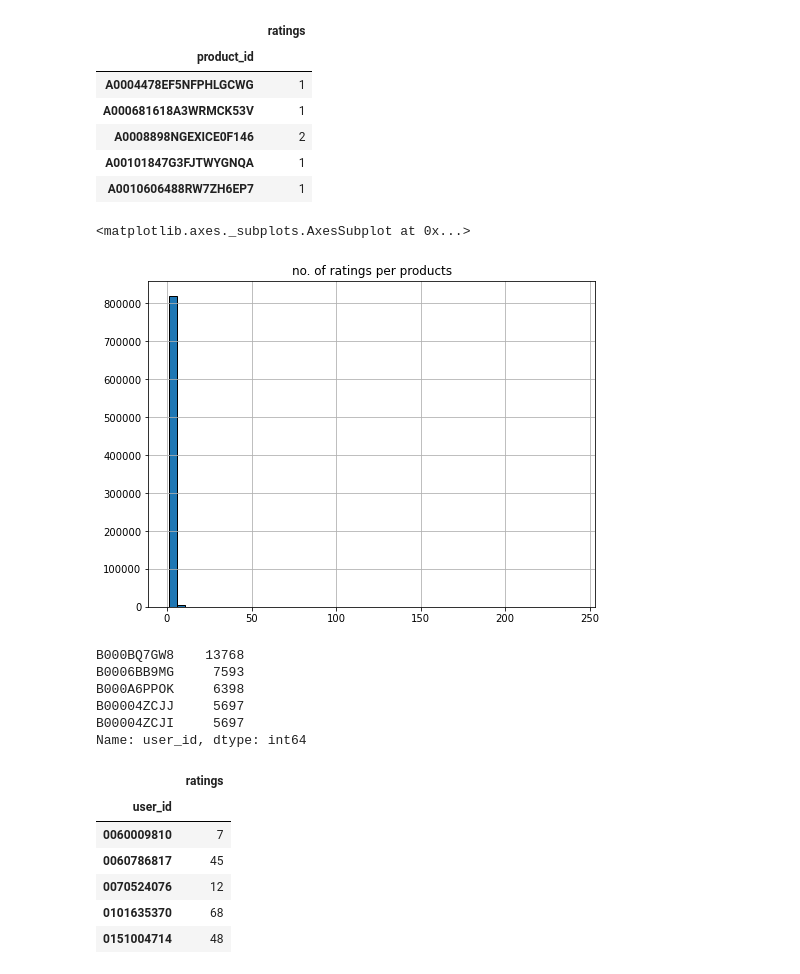
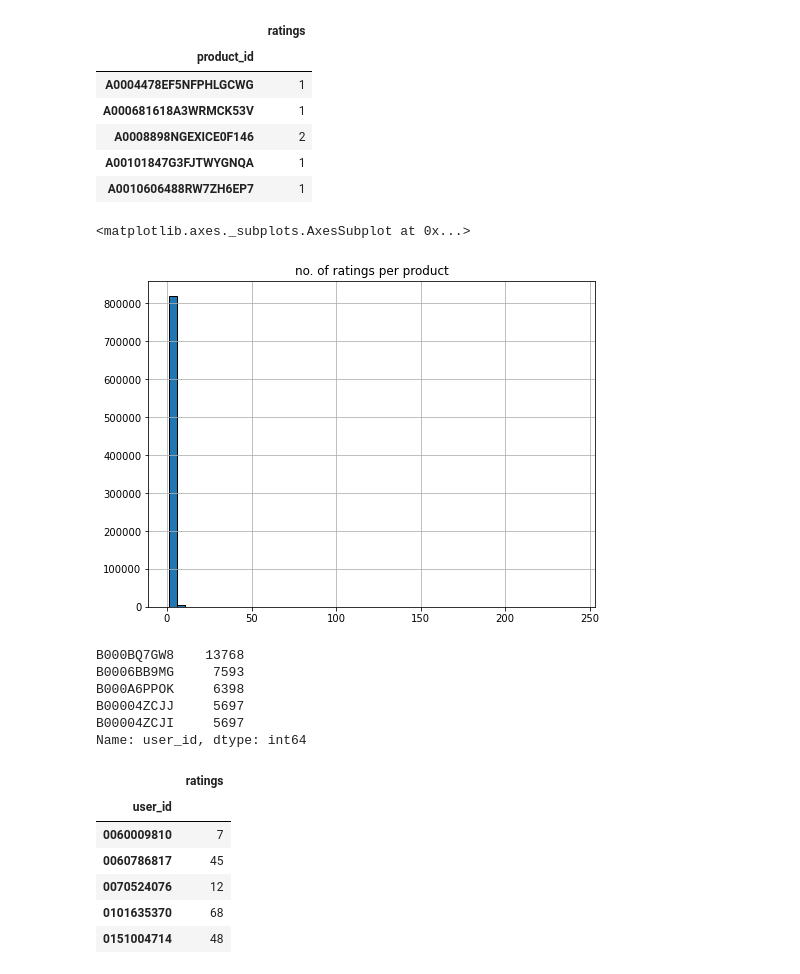
Before and after one commit to KaziLamisa/Recommender-System-with-Amazon-review-data, a Jupyter notebook: simple_recommender_system.ipynb, the cells around one changed output. Saved outputs shown, nothing was run; the diff lists cells and outputs as text; code cells hidden in the pictures.

```diff
--- a/simple_recommender_system.ipynb
+++ b/simple_recommender_system.ipynb
@@ -74,21 +75,20 @@ products.head()
 # %%
 plt.figure(figsize=(8,6))
 plt.rcParams['patch.force_edgecolor'] = True
-plt.title('no. of ratings per products')
+plt.title('no. of ratings per product')
 products['ratings'].hist(bins=50)
 # %% [output]
 <matplotlib.axes._subplots.AxesSubplot at 0x...>
-[figure, old version]
+[figure, new version]
-# %%
-#no of ratings per users
-df.user_id.value_counts()[:5]
-# %% [output]
-B000BQ7GW8    13768
-B0006BB9MG     7593
-B000A6PPOK     6398
-B00004ZCJJ     5697
-B00004ZCJI     5697
-Name: user_id, dtype: int64
+# %%
+df.user_id.value_counts()[:5]
+# %% [output]
+B000BQ7GW8    13768
+B0006BB9MG     7593
+B000A6PPOK     6398
+B00004ZCJJ     5697
+B00004ZCJI     5697
+Name: user_id, dtype: int64
 # %%
 users=pd.DataFrame(df.groupby('user_id')['ratings'].count())
 users.head()
```
Also changed, not shown: parts of 6 cells of this notebook.
